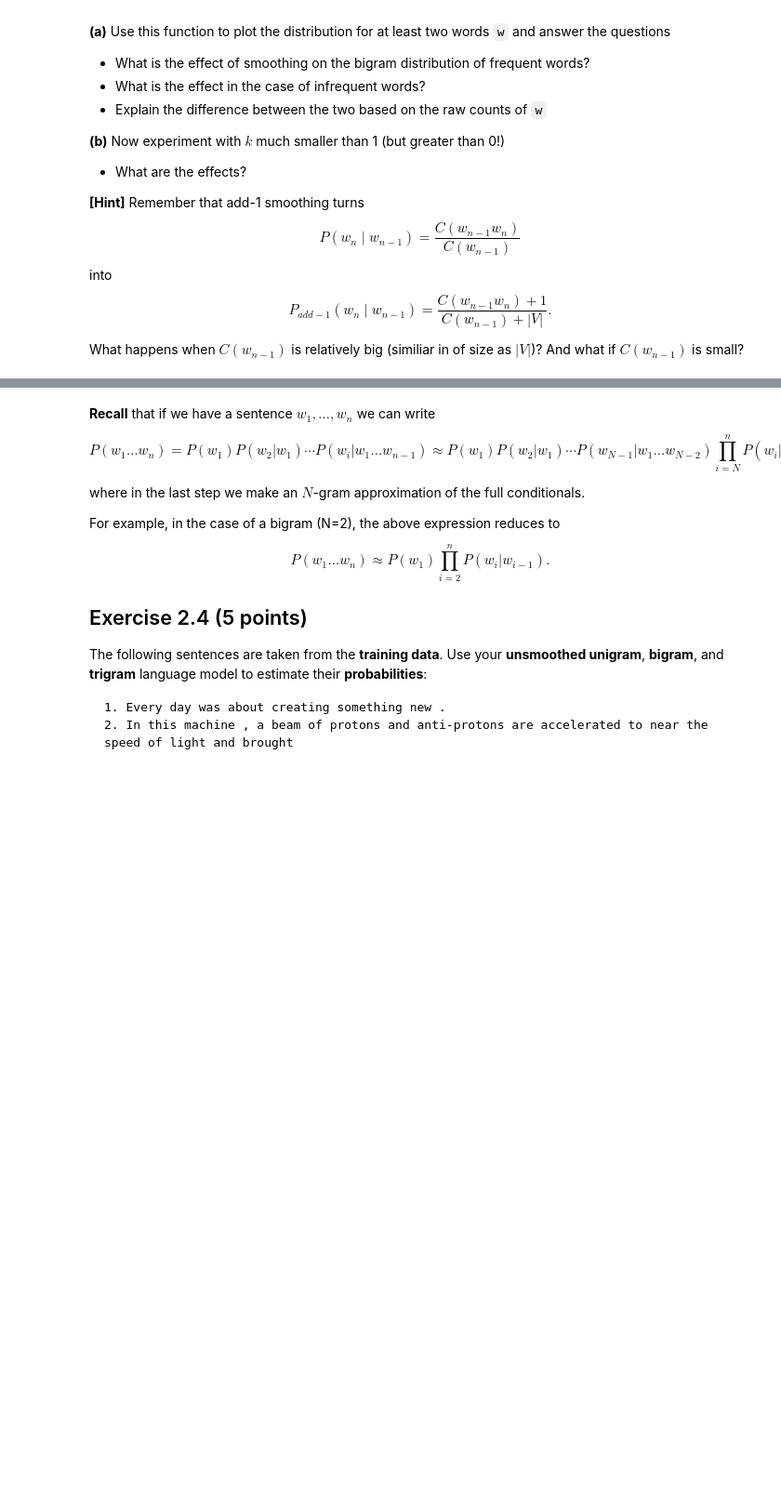
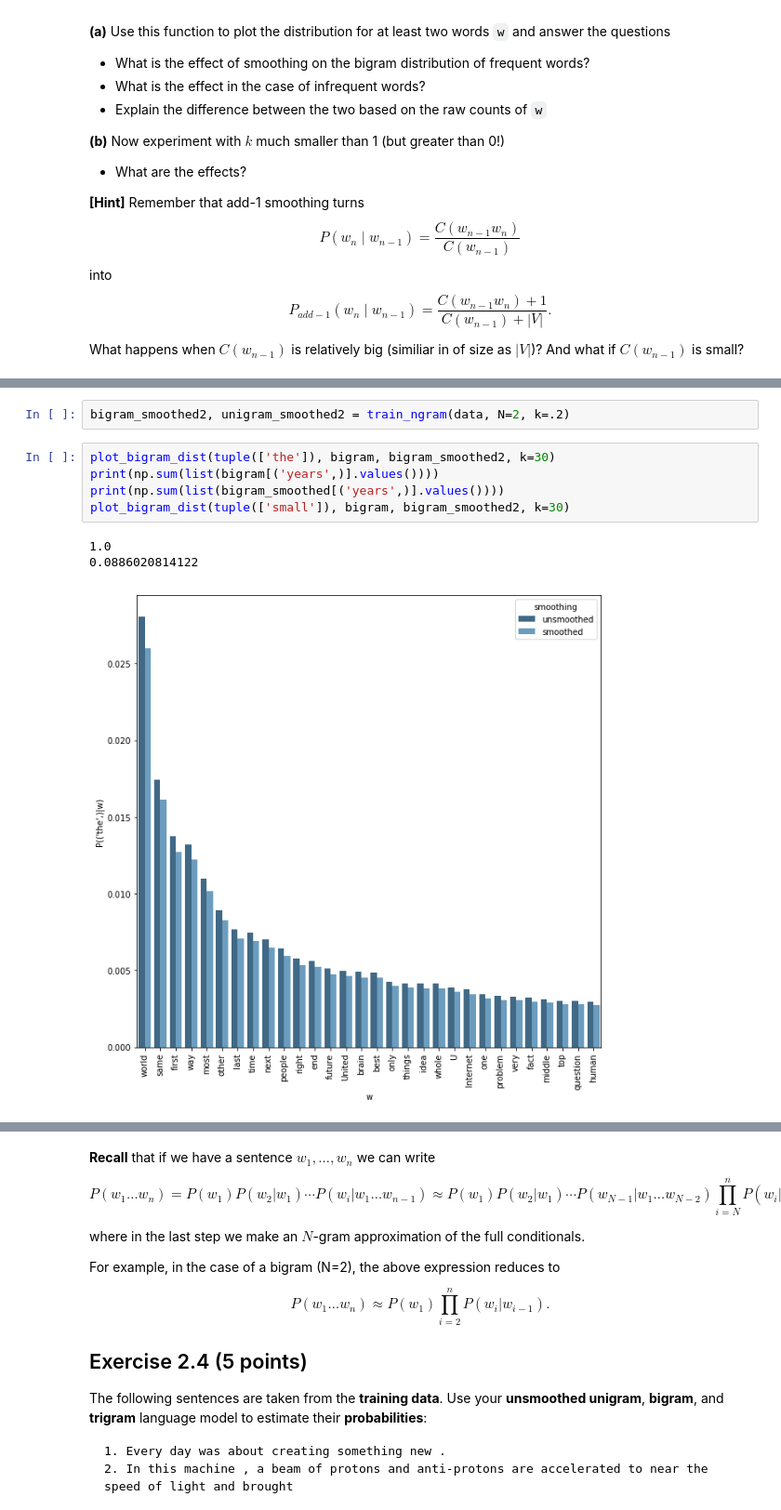
Before and after one commit to mbakhtiariz/NLP, a Jupyter notebook: lab1_Mas.ipynb, the cells around one changed output, grey strips where cells are left out. Shown at 93% size. Drawn from its saved outputs; the diff is of its cells as text; blank space fills up the shorter version.

```diff
--- a/lab1_Mas.ipynb
+++ b/lab1_Mas.ipynb
@@ -748,0 +747,11 @@ YOUR ANSWERS HERE
+# %%
+bigram_smoothed2, unigram_smoothed2 = train_ngram(data, N=2, k=.2)
+# %%
+plot_bigram_dist(tuple(['the']), bigram, bigram_smoothed2, k=30)
+print(np.sum(list(bigram[('years',)].values())))
+print(np.sum(list(bigram_smoothed[('years',)].values())))
+plot_bigram_dist(tuple(['small']), bigram, bigram_smoothed2, k=30)
+# %% [output]
+1.0
+0.0886020814122
+[figure, added]
```
Also changed, not shown: parts of 16 cells of this notebook.
